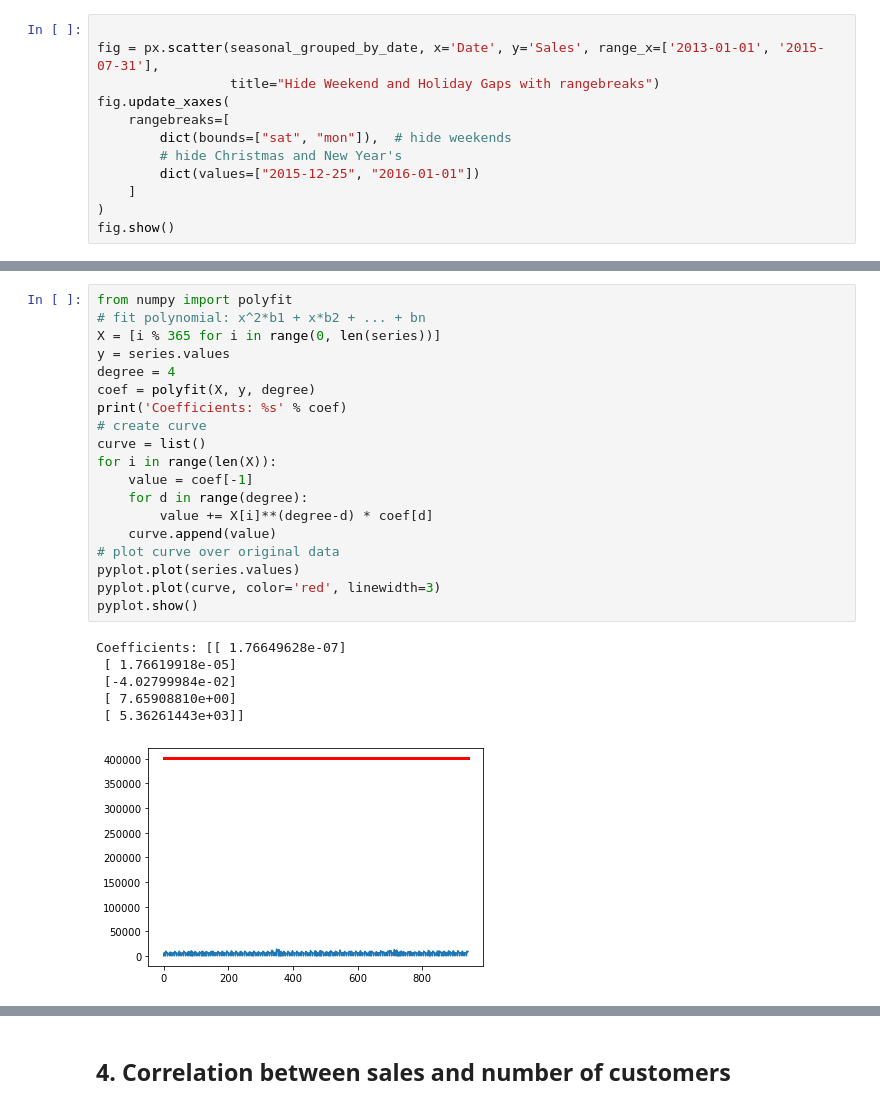
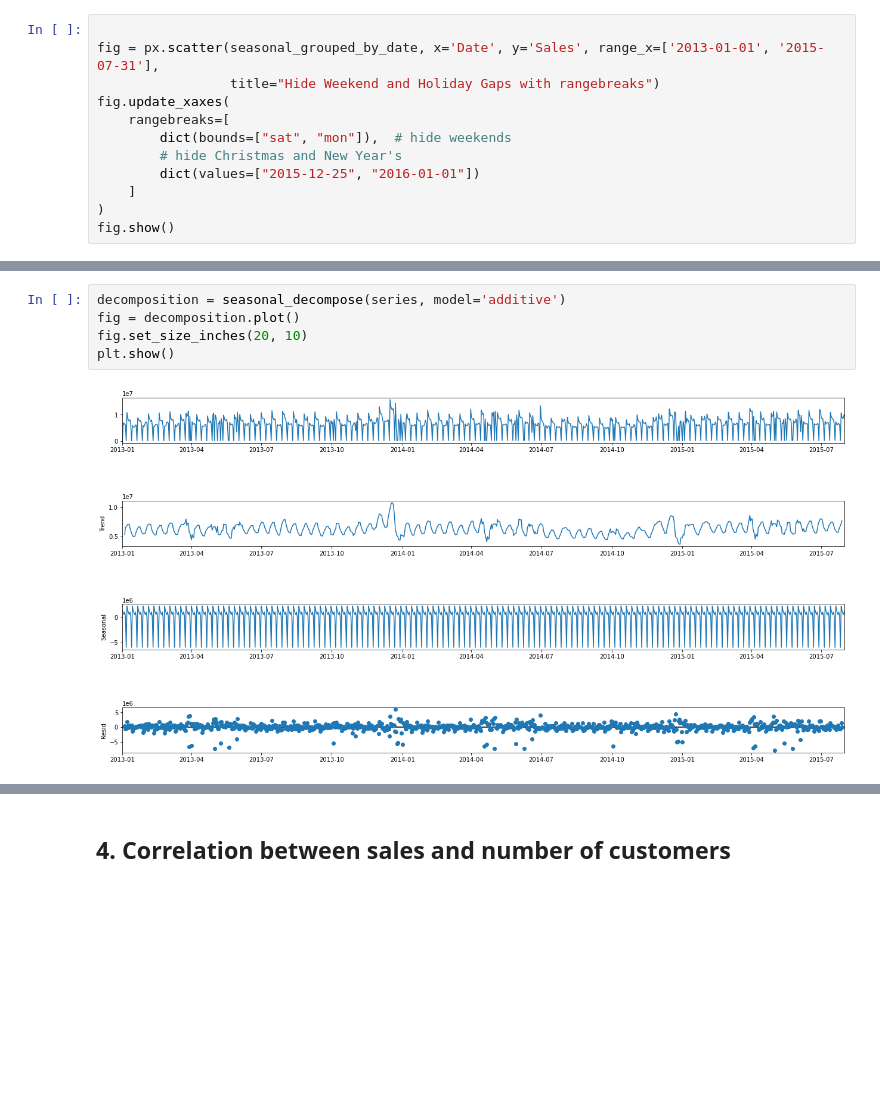
Before and after one commit to degagawolde/pharmaceutical-sales-prediction, a Jupyter notebook: notebooks/DataExploration.ipynb, the cells around one changed output, grey strips where cells are left out. Saved outputs shown, nothing was run; the diff lists cells and outputs as text; blank space fills up the shorter version.

```diff
--- a/notebooks/DataExploration.ipynb
+++ b/notebooks/DataExploration.ipynb
@@ -253,26 +238,7 @@ Date
-# %%
-from numpy import polyfit
-# fit polynomial: x^2*b1 + x*b2 + ... + bn
-X = [i % 365 for i in range(0, len(series))]
-y = series.values
-degree = 4
-coef = polyfit(X, y, degree)
-print('Coefficients: %s' % coef)
-# create curve
-curve = list()
-for i in range(len(X)):
-	value = coef[-1]
-	for d in range(degree):
-		value += X[i]**(degree-d) * coef[d]
-	curve.append(value)
-# plot curve over original data
-pyplot.plot(series.values)
-pyplot.plot(curve, color='red', linewidth=3)
-pyplot.show()
-# %% [output]
-Coefficients: [[ 1.76649628e-07]
- [ 1.76619918e-05]
- [-4.02799984e-02]
- [ 7.65908810e+00]
- [ 5.36261443e+03]]
-[figure, removed]
+# %%
+decomposition = seasonal_decompose(series, model='additive')
+fig = decomposition.plot()
+fig.set_size_inches(20, 10)
+plt.show()
+# %% [output]
+[figure, added]
```
Also changed, not shown: parts of 17 cells of this notebook, 2 other files.
